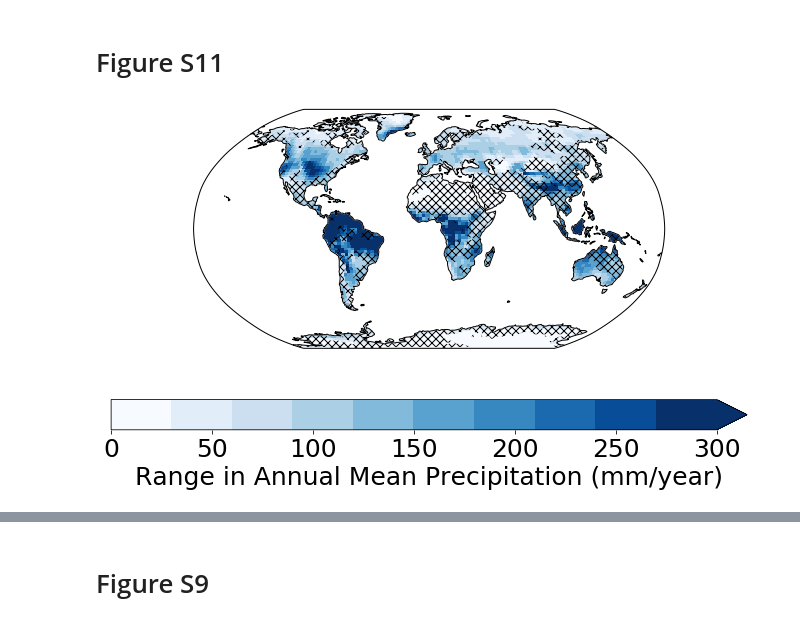
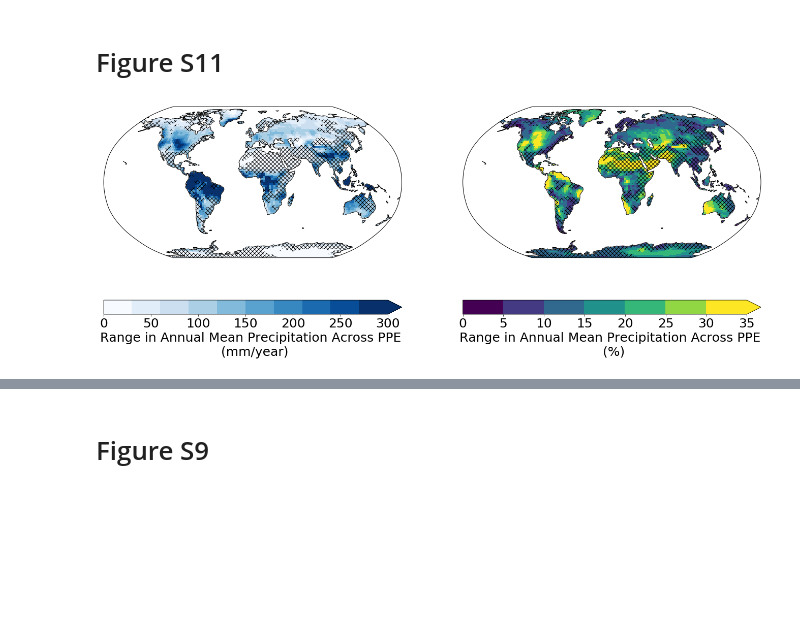
Before and after one commit to czarakas/coupled_PPE, a Jupyter notebook: code/06_analyze_simulations/generate_figures/Figure_S11_S9.ipynb, the cells around one changed output, grey strips where cells are left out. Drawn from its saved outputs; the diff is of its cells as text; code cells hidden in the pictures; blank space fills up the shorter version.

```diff
--- a/code/06_analyze_simulations/generate_figures/Figure_S11_S9.ipynb
+++ b/code/06_analyze_simulations/generate_figures/Figure_S11_S9.ipynb
@@ -33,2 +37,3 @@ from load_gridcell_areas import *
 # %%
-pvals=xr.open_dataset(path_in+'pval_calculated_PRECT_Annual_mean.nc')['pval']
+ds_ref_P=xr.open_dataset(path_in+'annual_means/ref_calculated_PREC_FROM_ATM_Annual_mean_coupled.nc')['calculated_PREC_FROM_ATM']
+ds_ref_Ts=xr.open_dataset(path_in+'annual_means/ref_TSKIN_Annual_mean_coupled.nc')['TSKIN']
@@ -41,41 +43,68 @@ pvals_Ts=xr.open_dataset(path_in+'pval_TSKIN_Annual_mean.nc')['pval']
 # %% [markdown]
 # Do some calculations
 # %%
-val_range=ds.max(dim='ensemble_key')-ds.min(dim='ensemble_key')
+val_range=ds_P.max(dim='ensemble_key')-ds_P.min(dim='ensemble_key')
 val_range_mmyear=val_range*86400*365
+# %%
+val_range_pct=val_range*100/ds_ref_P
 # %% [markdown]
 # Figure S11
 # %%
-mapdata=val_range_mmyear=val_range*86400*365
-sigmask=((pvals<=0.05).sum(dim='ensemble_key')<=5)
+
+sigmask=((pvals_P<=0.05).sum(dim='ensemble_key')<=5)
 # %%
-import cartopy
 plt.rcParams.update({'font.size': 25})
-fig = plt.figure(figsize=(10,6))
-ax = plt.axes(projection=ccrs.Robinson())
-ax.set_global()
+#fig = plt.figure()
+fig, (ax1, ax2) = plt.subplots(figsize=(20,9),ncols=2, subplot_kw={'projection': ccrs.Robinson()})
+
+#plt.subplot(1,2,1)
+#ax2 = plt.axes(projection=ccrs.Robinson())
+ax1.set_global()
+mapdata=val_range_mmyear
+cyclic_data, cyclic_lons = add_cyclic_point(mapdata, coord=mapdata.lon)
+
+im1=ax1.pcolormesh(cyclic_lons, mapdata.lat, #contourf
+                   cyclic_data,
+                   cmap=plt.cm.get_cmap("Blues",10), vmin=0, vmax=300,#levels=np.arange(-100,100),
+                   transform=ccrs.PlateCarree())
+plt.colorbar(im1, extend='max', orientation='horizontal',ax=ax1,
+            label='Range in Annual Mean Precipitation Across PPE \n (mm/year)')#, ticks=np.arange(-0.025, 0.030, 0.005))
+
+cyclic_data_mask, cyclic_lons_mask = add_cyclic_point(sigmask, coord=sigmask.lon)
+ax1.contourf(
+            cyclic_lons_mask, sigmask.lat, cyclic_data_mask,
+            transform=ccrs.PlateCarree(),
+            colors='none',
+            levels=[0.5, 1.5],
+            hatches=['xxx'])
+
+ax1.add_feature(cartopy.feature.OCEAN, facecolor='white', zorder=1)
+ax1.coastlines()
+
+#plt.subplot(1,2,2)
+mapdata=val_range_pct
+#ax = plt.axes(projection=ccrs.Robinson())
+ax2.set_global()
 
 cyclic_data, cyclic_lons = add_cyclic_point(mapdata, coord=mapdata.lon)
 
-plt.pcolormesh(cyclic_lons, mapdata.lat, #contourf
+im2=ax2.pcolormesh(cyclic_lons, mapdata.lat, #contourf
                    cyclic_data,
-                   cmap=plt.cm.get_cmap("Blues",10), vmin=0, vmax=300,#levels=np.arange(-100,100),
+                   cmap=plt.cm.get_cmap("viridis",7), vmin=0, vmax=35,#levels=np.arange(-100,100),
                    transform=ccrs.PlateCarree())
-plt.colorbar(extend='max', orientation='horizontal',
-            label='Range in Annual Mean Precipitation (mm/year)')#, ticks=np.arange(-0.025, 0.030, 0.005))
-
+plt.colorbar(im2, extend='max', orientation='horizontal',ax=ax2,
+            label='Range in Annual Mean Precipitation Across PPE \n (%)')#, ticks=np.arange(-0.025, 0.030, 0.005))
 cyclic_data_mask, cyclic_lons_mask = add_cyclic_point(sigmask, coord=sigmask.lon)
-ax.contourf(
+ax2.contourf(
             cyclic_lons_mask, sigmask.lat, cyclic_data_mask,
             transform=ccrs.PlateCarree(),
             colors='none',
             levels=[0.5, 1.5],
             hatches=['xxx'])
 
 plt.tight_layout()
-ax.add_feature(cartopy.feature.OCEAN, facecolor='white', zorder=1)
-ax.coastlines()
-plt.savefig('Figures/PRECT_range_absolute_change.eps')
-plt.savefig('Figures/PRECT_range_absolute_change.png')
+ax2.add_feature(cartopy.feature.OCEAN, facecolor='white', zorder=1)
+ax2.coastlines()
+plt.savefig('Figures/PRECT_range_absolute_change.pdf')
 # %% [output]
-[figure, old version]
+[figure, new version]
```
Also changed, not shown: parts of 12 cells of this notebook, 11 other files.
